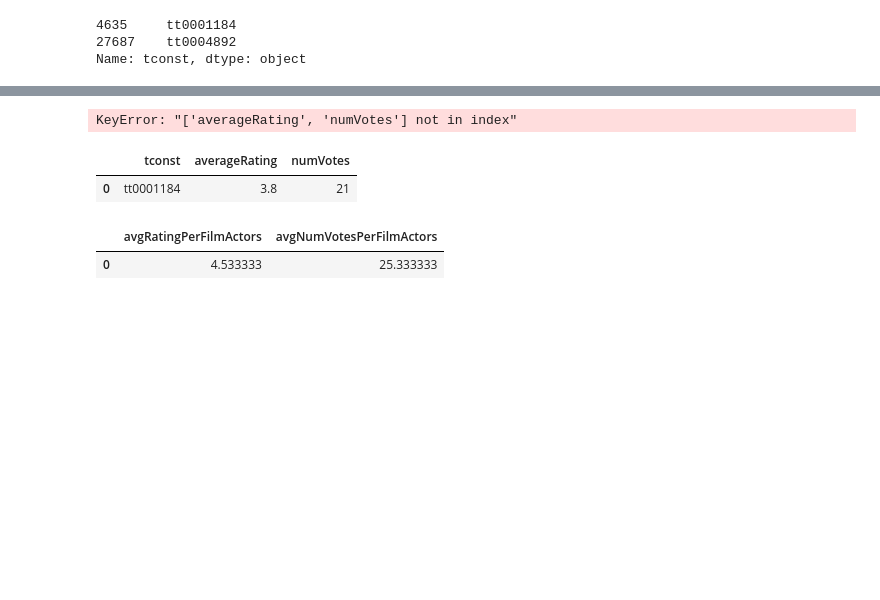
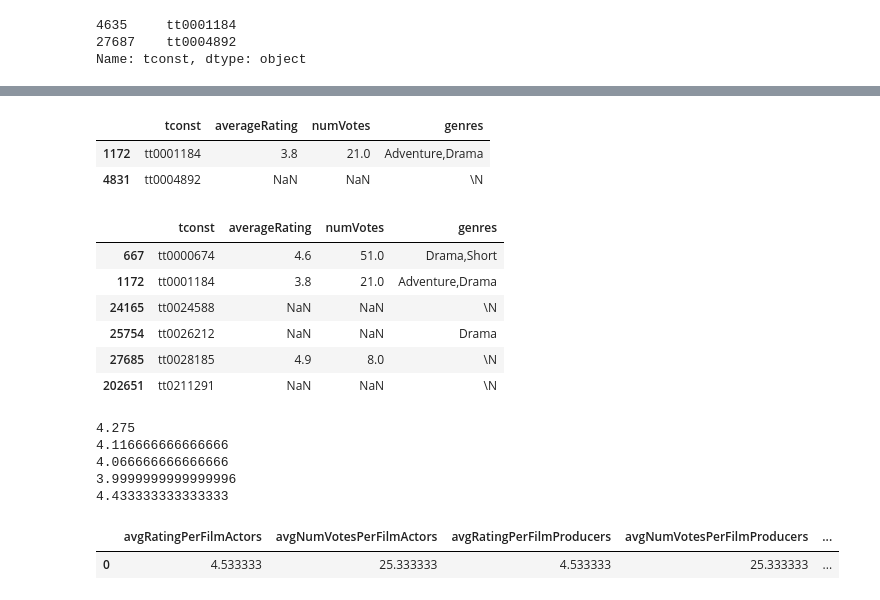
Before and after one commit to eduponto21/IMDB-BigData-Spark, a Jupyter notebook: Code/sanity_check.ipynb, the cells around one changed output, grey strips where cells are left out. Cells and saved outputs as stored; diff of their text form; code cells hidden in the pictures; blank space fills up the shorter version.

Commit message:
changes to aggregate data

```diff
--- a/Code/sanity_check.ipynb
+++ b/Code/sanity_check.ipynb
@@ -46,3 +46,5 @@ df[df['tconst']=='tt0001184'][['genres','Action','History', 'Horror', 'Music',
 ## Actors, Producers and Crew
 # %%
 df_principals = pd.read_csv('../Data/title.principals.tsv', delimiter='\t')
+# %%
+df_ratings = pd.read_csv('../Data/title.ratings.tsv', delimiter='\t')
@@ -49,2 +60,4 @@ df_principals = pd.read_csv('../Data/title.principals.tsv', delimiter='\t')
 # %%
 df_titles = pd.read_csv('../Data/title.basics.tsv', delimiter='\t') #join ratings
+# %%
+df_titles_ratings = df_titles.merge(df_ratings, on='tconst', how='left')
@@ -85,16 +107,37 @@ df_titles[df_titles['tconst']=='tt0004892']
 # %%
-df_titles[df_titles['tconst'].isin(df_principals[df_principals['nconst']=='nm0699807']['tconst'])][['tconst','averageRating','numVotes']]
+df_titles_ratings[df_titles_ratings['tconst'].isin(df_principals[df_principals['nconst']=='nm0699807']['tconst'])][['tconst','averageRating','numVotes', 'genres']]
 # %% [output]
-KeyError: "['averageRating', 'numVotes'] not in index"
+|  | tconst | averageRating | numVotes | genres |
+| 1172 | tt0001184 | 3.8 | 21.0 | Adventure,Drama |
+| 4831 | tt0004892 | NaN | NaN | \N |
 # %%
-df[df['tconst'].isin(df_principals[df_principals['nconst']=='nm0735618']['tconst'])][['tconst','averageRating','numVotes']]
+df_titles_ratings[df_titles_ratings['tconst'].isin(df_principals[df_principals['nconst']=='nm0735618']['tconst'])][['tconst','averageRating','numVotes', 'genres']]
 # %% [output]
-|  | tconst | averageRating | numVotes |
-| 0 | tt0001184 | 3.8 | 21 |
+|  | tconst | averageRating | numVotes | genres |
+| 667 | tt0000674 | 4.6 | 51.0 | Drama,Short |
+| 1172 | tt0001184 | 3.8 | 21.0 | Adventure,Drama |
+| 24165 | tt0024588 | NaN | NaN | \N |
+| 25754 | tt0026212 | NaN | NaN | Drama |
+| 27685 | tt0028185 | 4.9 | 8.0 | \N |
+| 202651 | tt0211291 | NaN | NaN | \N |
+# %%
+print((3.8+4.6+3.8+4.9)/4)
+print((3.8+((4.6+3.8+4.9)/3))/2)
+
+print((3.8+4.6+3.8)/3)
+print((3.8+((4.6+3.8)/2))/2)
+
+print((4.6+3.8+4.9)/3)
+# %% [output]
+4.275
+4.116666666666666
+4.066666666666666
+3.9999999999999996
+4.433333333333333
 # %%
-df[df['tconst']=='tt0001184'][['avgRatingPerFilmActors','avgNumVotesPerFilmActors']]
+df[df['tconst']=='tt0001184'][['avgRatingPerFilmActors','avgNumVotesPerFilmActors', 'avgRatingPerFilmProducers','avgNumVotesPerFilmProducers', 'avgRatingPerFilmCrew','avgNumVotesPerFilmCrew']]
 # %% [output]
-|  | avgRatingPerFilmActors | avgNumVotesPerFilmActors |
-| 0 | 4.533333 | 25.333333 |
+|  | avgRatingPerFilmActors | avgNumVotesPerFilmActors | avgRatingPerFilmProducers | avgNumVotesPerFilmProducers | ... |
+| 0 | 4.533333 | 25.333333 | 4.533333 | 25.333333 | ... |
 # %%
 df[df['tconst'].isin(df_principals[df_principals['nconst']=='nm0699807']['tconst'])][['tconst','averageRating','numVotes']]
```
Also changed, not shown: parts of 3 cells of this notebook, 5 other files.
